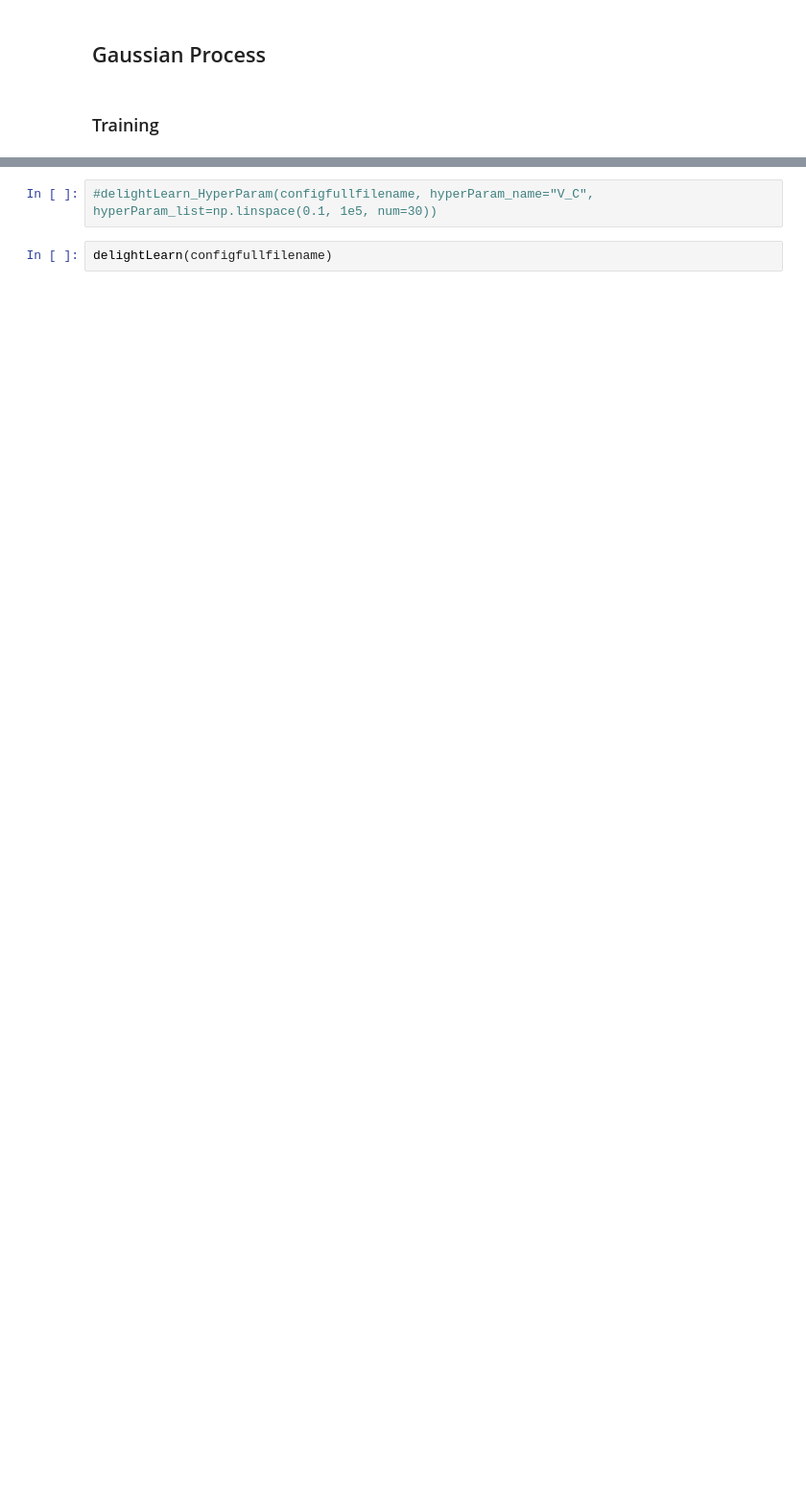
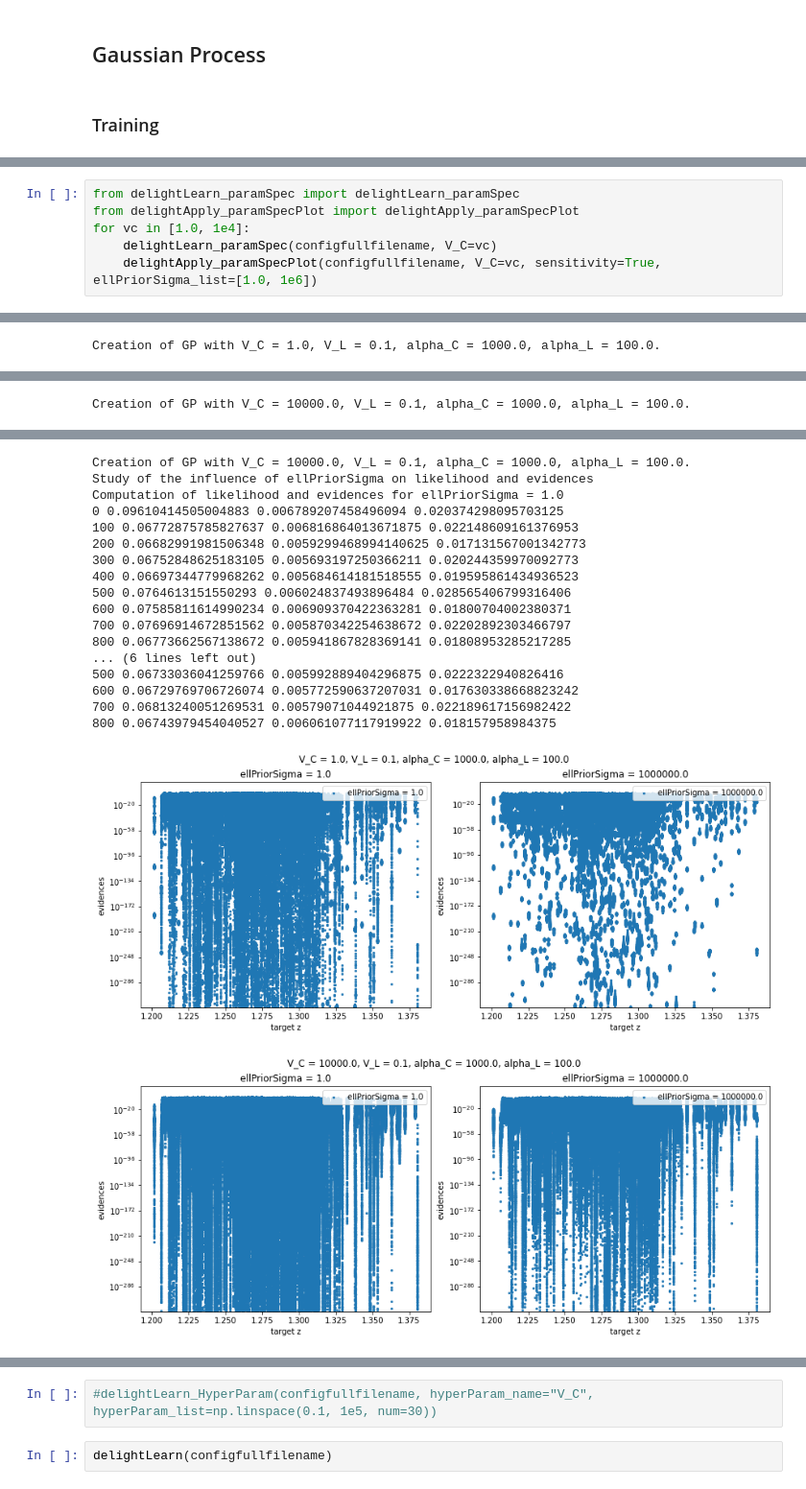
Before and after one commit to JospehCeh/Delight, a Jupyter notebook: desc-dc2/run_delight_descdc2.ipynb, the cells around one changed output, grey strips where cells are left out. Shown at 96% size. Cells and saved outputs as stored; diff of their text form; blank space fills up the shorter version.

Commit message:
New fonctions and methods to improve pertinence and efficiency of sensitivity studies.

```diff
--- a/desc-dc2/run_delight_descdc2.ipynb
+++ b/desc-dc2/run_delight_descdc2.ipynb
@@ -120,0 +123,7 @@ templateFitting(configfullfilename)
+# %%
+from delightLearn_paramSpec import delightLearn_paramSpec
+from delightApply_paramSpecPlot import delightApply_paramSpecPlot
+for vc in [1.0, 1e4]:
+    delightLearn_paramSpec(configfullfilename, V_C=vc)
+    delightApply_paramSpecPlot(configfullfilename, V_C=vc, sensitivity=True, ellPriorSigma_list=[1.0, 1e6])
+# %% [output]
@@ -120,0 +133 @@ templateFitting(configfullfilename)
+Creation of GP with V_C = 1.0, V_L = 0.1, alpha_C = 1000.0, alpha_L = 100.0.
@@ -120,0 +158 @@ templateFitting(configfullfilename)
+Creation of GP with V_C = 10000.0, V_L = 0.1, alpha_C = 1000.0, alpha_L = 100.0.
@@ -121,3 +163,22 @@ templateFitting(configfullfilename)
+Creation of GP with V_C = 10000.0, V_L = 0.1, alpha_C = 1000.0, alpha_L = 100.0.
+Study of the influence of ellPriorSigma on likelihood and evidences
+Computation of likelihood and evidences for ellPriorSigma = 1.0
+0 0.09610414505004883 0.006789207458496094 0.020374298095703125
+100 0.06772875785827637 0.006816864013671875 0.022148609161376953
+200 0.06682991981506348 0.0059299468994140625 0.017131567001342773
+300 0.06752848625183105 0.005693197250366211 0.020244359970092773
+400 0.06697344779968262 0.005684614181518555 0.019595861434936523
+500 0.0764613151550293 0.006024837493896484 0.028565406799316406
+600 0.07585811614990234 0.006909370422363281 0.01800704002380371
+700 0.07696914672851562 0.005870342254638672 0.02202892303466797
+800 0.06773662567138672 0.005941867828369141 0.01808953285217285
+... (6 lines left out)
+500 0.06733036041259766 0.005992889404296875 0.0222322940826416
+600 0.06729769706726074 0.005772590637207031 0.017630338668823242
+700 0.06813240051269531 0.00579071044921875 0.022189617156982422
+800 0.06743979454040527 0.006061077117919922 0.018157958984375
+[figure, added]
+[figure, added]
 # %%
 from delight.interfaces.rail.delightLearn import delightLearn
 from delightLearn_HyperParam import delightLearn_HyperParam
```
Also changed, not shown: parts of 8 cells of this notebook, 3 other files.
